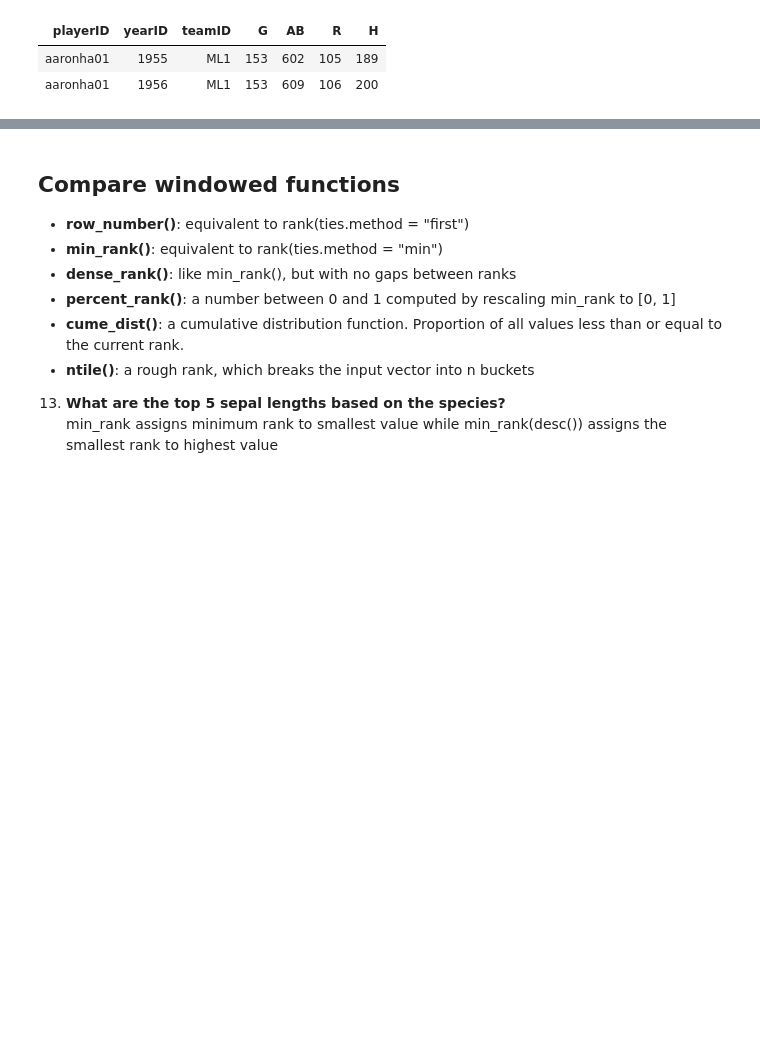
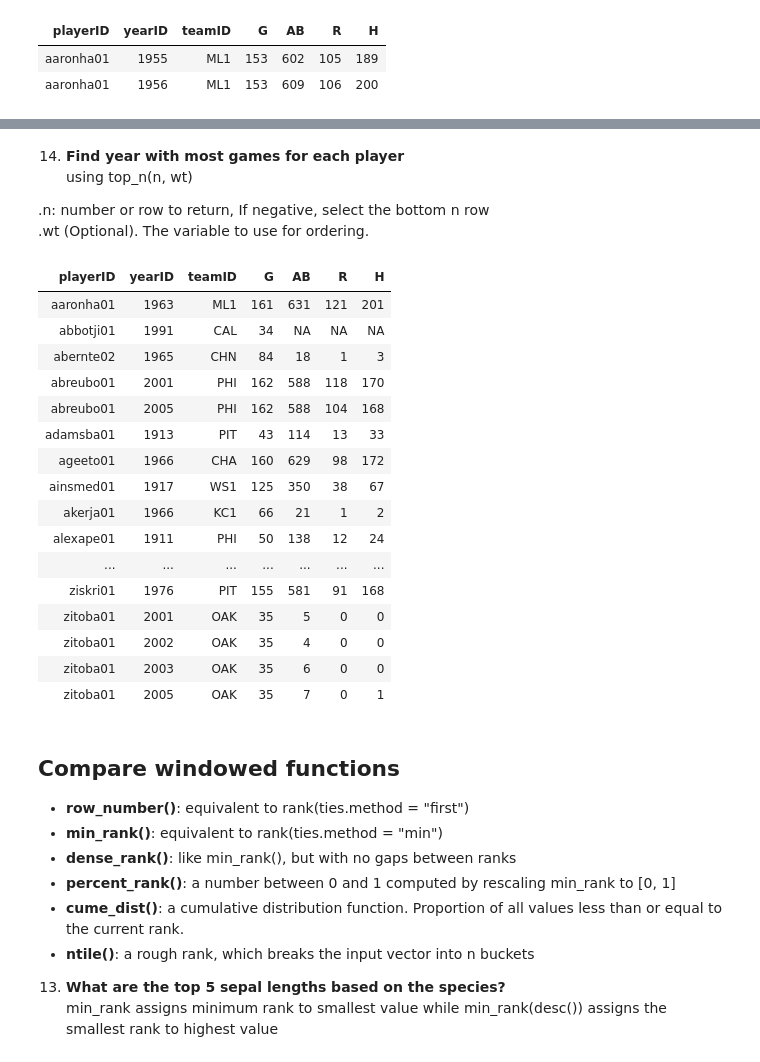
Before and after one commit to ryan13/PreprocessingUtility, a Jupyter notebook: R_Interview.ipynb, the cells around one changed output, grey strips where cells are left out. Saved outputs shown, nothing was run; the diff lists cells and outputs as text; code cells hidden in the pictures; blank space fills up the shorter version.

```diff
--- a/R_Interview.ipynb
+++ b/R_Interview.ipynb
@@ -854,3 +893,29 @@ batting %>% group_by(playerID)  %>%  filter( order_by(yearID,cumany(G > 150))) %
+# %% [markdown]
+14. **Find year with most games for each player**
+using top_n(n, wt)
+
+.n: number or row to return, If negative, select the bottom n row
+.wt (Optional). The variable to use for ordering.
+# %%
+batting %>% group_by(playerID) %>% top_n(1, G)
+# %% [output]
+| playerID | yearID | teamID | G | AB | R | H |
+| aaronha01 | 1963 | ML1 | 161 | 631 | 121 | 201 |
+| abbotji01 | 1991 | CAL | 34 | NA | NA | NA |
+| abernte02 | 1965 | CHN | 84 | 18 | 1 | 3 |
+| abreubo01 | 2001 | PHI | 162 | 588 | 118 | 170 |
+| abreubo01 | 2005 | PHI | 162 | 588 | 104 | 168 |
+| adamsba01 | 1913 | PIT | 43 | 114 | 13 | 33 |
+| ageeto01 | 1966 | CHA | 160 | 629 | 98 | 172 |
+| ainsmed01 | 1917 | WS1 | 125 | 350 | 38 | 67 |
+| akerja01 | 1966 | KC1 | 66 | 21 | 1 | 2 |
+| alexape01 | 1911 | PHI | 50 | 138 | 12 | 24 |
+| ... | ... | ... | ... | ... | ... | ... |
+| ziskri01 | 1976 | PIT | 155 | 581 | 91 | 168 |
+| zitoba01 | 2001 | OAK | 35 | 5 | 0 | 0 |
+| zitoba01 | 2002 | OAK | 35 | 4 | 0 | 0 |
+| zitoba01 | 2003 | OAK | 35 | 6 | 0 | 0 |
+| zitoba01 | 2005 | OAK | 35 | 7 | 0 | 1 |
 # %% [markdown]
 ## Compare windowed functions
 
```
Also changed, not shown: parts of 3 cells of this notebook.
